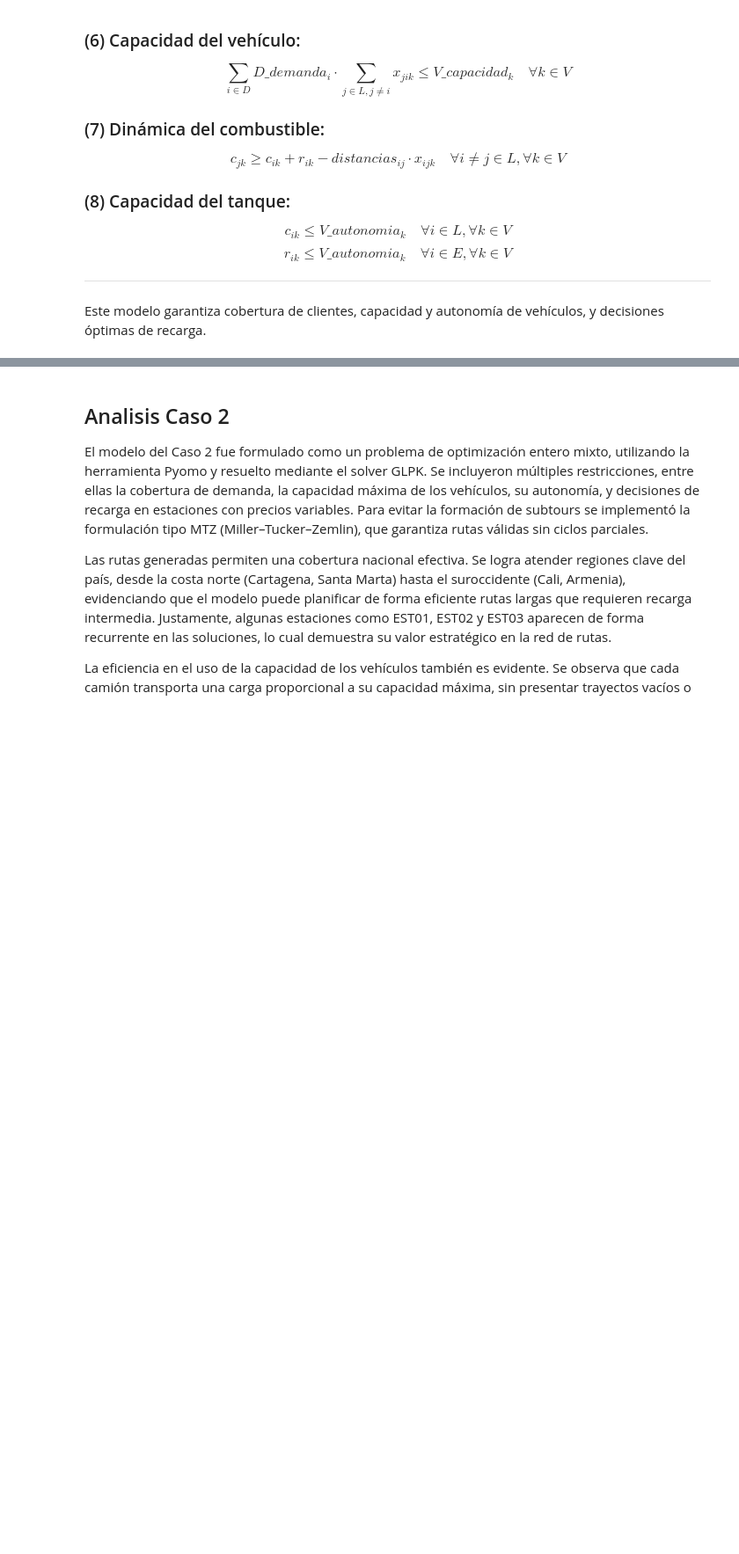
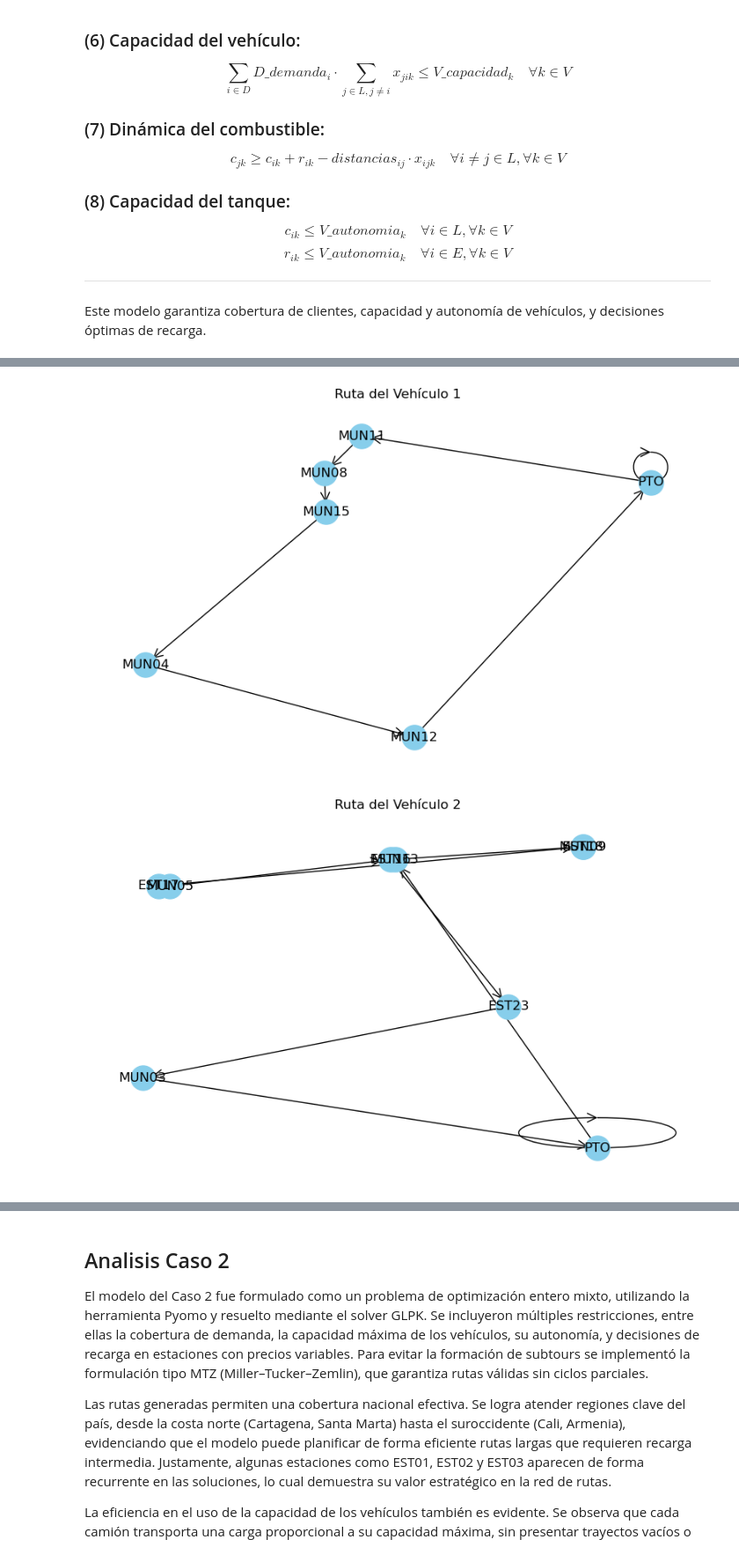
Before and after one commit to gabrielaeescobar/MOS-Proyecto, a Jupyter notebook: caso2.ipynb, the cells around one changed output, grey strips where cells are left out. Shown at 88% size. Cells and saved outputs as stored; diff of their text form; code cells hidden in the pictures; blank space fills up the shorter version.

```diff
--- a/caso2.ipynb
+++ b/caso2.ipynb
@@ -420,37 +415,107 @@ Note: you may need to restart the kernel to use updated packages.
 # %%
 import pandas as pd
 import folium
+import matplotlib.pyplot as plt
+import matplotlib.colors as mcolors
+import networkx as nx
 
 
+# Cargar datos
 df = pd.read_csv("Proyecto_C_Caso2/verificacion_caso2.csv")
 locs = pd.read_csv("Proyecto_C_Caso2/locations.csv")
 
 m = folium.Map(location=[locs["Latitude"].mean(), locs["Longitude"].mean()], zoom_start=6)
 
 # Puntos: municipios (azul) y estaciones (verde)
 for _, row in locs.iterrows():
     color = "blue" if row["LocationID"] < 16 else "green"
     folium.CircleMarker(
         location=[row["Latitude"], row["Longitude"]],
         radius=6,
         color=color,
         fill=True,
         fill_opacity=0.7,
         popup=f'ID: {row["LocationID"]}'
     ).add_to(m)
 
+# colores a cada vehículo
+vehicle_ids = df["VehicleId"].unique()
+colors = list(mcolors.TABLEAU_COLORS.values()) + list(mcolors.CSS4_COLORS.values())
+vehicle_colors = {vid: colors[i % len(colors)] for i, vid in enumerate(vehicle_ids)}
 
 for _, fila in df.iterrows():
+    vehicle_id = fila["VehicleId"]
+    color = vehicle_colors.get(vehicle_id, "black")
+
     secuencia = fila["RouteSequence"].split(" - ")
     ids = []
     for elem in secuencia:
         if elem == "PTO":
             ids.append(1)
         elif "MUN" in elem or "EST" in elem:
             ids.append(int(elem[3:]))
+
     coords = [[locs.loc[locs["LocationID"] == i, "Latitude"].values[0],
                locs.loc[locs["LocationID"] == i, "Longitude"].values[0]] for i in ids]
-    folium.PolyLine(coords, color="red", weight=2.5, opacity=0.8).add_to(m)
+
+    folium.PolyLine(
+        coords,
+        color=color,
+        weight=3.0,
+        opacity=0.9,
+        popup=folium.Popup(f"Vehículo: {vehicle_id}", parse_html=True)
+    ).add_to(m)
+
+
+# Coordenadas de cada nodo
+coords = {i+1: (locations_csv['Longitude'][i], locations_csv['Latitude'][i]) for i in range(len(locations_csv))}
+
+for k in V:
+    G = nx.DiGraph()
+    ruta = [1]
+    actual = 1
+    while True:
+        next_nodo = None
+        for j in L:
+            if j != actual and Model.x[actual, j, k].value == 1 and not (actual == 1 and j == 1):
+                next_nodo = j
+                ruta.append(j)
+                actual = j
+                break
+        if next_nodo == 1 or next_nodo is None:
+            break
+    if len(ruta) > 1:
+        G.add_nodes_from(ruta)
+        for i in range(len(ruta)-1):
+            G.add_edge(ruta[i], ruta[i+1])
+
+        etiquetas = {}
+        for n in ruta:
+            if n == 1:
+                etiquetas[n] = "PTO"
+            elif n >= 16:
+                etiquetas[n] = f"EST{n:02d}"
+            else:
+                etiquetas[n] = f"MUN{n:02d}"
+    if len(ruta) > 1:
+        ruta.append(1)  # cerrar ciclo
+
+        G.add_nodes_from(ruta)
+        for i in range(len(ruta)-1):
+            G.add_edge(ruta[i], ruta[i+1])
+
+        plt.figure(figsize=(10,6))
+        pos = {n: coords[n] for n in ruta}
+        nx.draw_networkx_nodes(G, pos, node_color='skyblue', node_size=500)
+        nx.draw_networkx_labels(G, pos, labels={n:etiquetas[n] for n in ruta})
+        nx.draw_networkx_edges(G, pos, arrowstyle='->', arrowsize=20)
+        plt.title(f"Ruta del Vehículo {k}")
+        plt.axis('off')
+        plt.show()
+
+#m.save("Proyecto_C_Caso2/mapa_rutas_caso2.html")
 
 m
 # %% [output]
+[figure, added]
+[figure, added]
```
Also changed, not shown: parts of 7 cells of this notebook, 3 other files.
